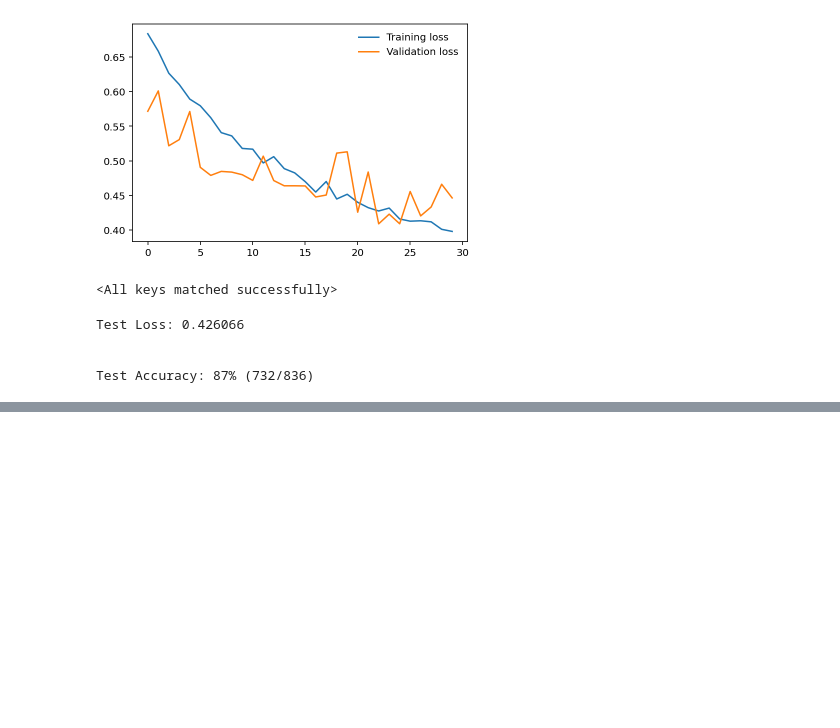
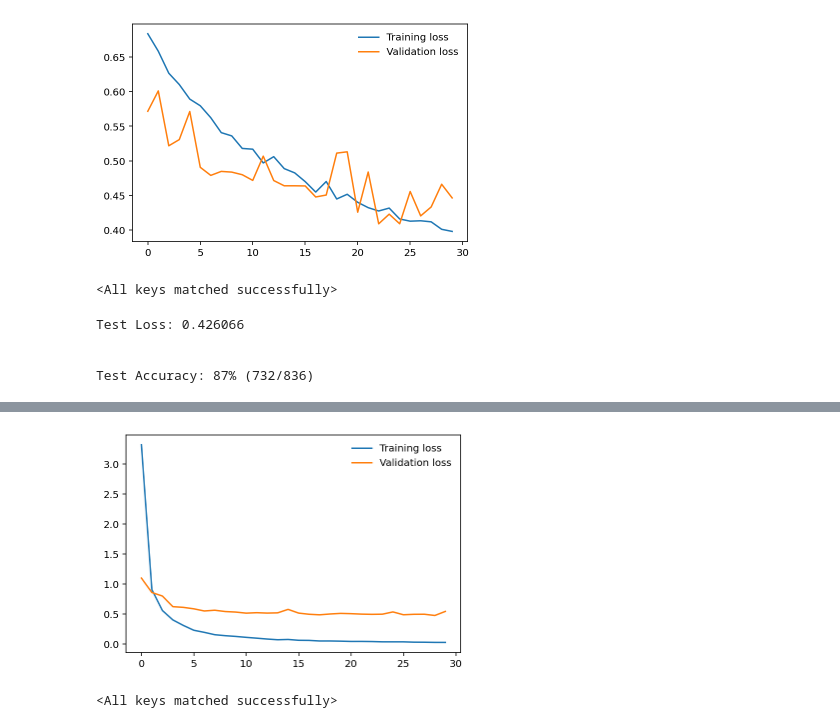
Before and after one commit to lumartin/cnn-dog-breed-classifier, a Jupyter notebook: dog_app_transfer.ipynb, the cells around one changed output, grey strips where cells are left out. Cells and saved outputs as stored; diff of their text form; code cells hidden in the pictures; blank space fills up the shorter version.

```diff
--- a/dog_app_transfer.ipynb
+++ b/dog_app_transfer.ipynb
@@ -399,3 +390,75 @@ Test Loss: 0.426066
 
 
 Test Accuracy: 87% (732/836)
+# %%
+import torchvision.models as models
+import torch.nn as nn
+from collections import OrderedDict
+
+model_transfer = models.vgg16(pretrained=True)
+
+for param in model_transfer.parameters():
+    param.requires_grad = False
+
+
+classifier = nn.Sequential(OrderedDict([
+                          ('fc1', nn.Linear(2048, 1024)),
+                          ('relu', nn.ReLU()),
+                          ('dropout1', nn.Dropout(p=0.2)),
+                          ('fc2', nn.Linear(1024, 512)),
+                          ('relu', nn.ReLU()),
+                          ('dropout2', nn.Dropout(p=0.2)),
+                          ('fc3', nn.Linear(512, 133)),
+                          ('output', nn.LogSoftmax(dim=1))
+                          ]))
+
+classifier = nn.Sequential(OrderedDict([
+                          ('fc1', nn.Linear(1024, 133)),
+                          ('output', nn.LogSoftmax(dim=1))
+                          ]))
+
+
+classifier = nn.Sequential(OrderedDict([
+                          ('fc1', nn.Linear(25088, 500)),
+                          ('relu', nn.ReLU()),
+                          ('dropout1', nn.Dropout(p=0.2)),
+                          ('fc2', nn.Linear(500, 133)),
+                          ('output', nn.LogSoftmax(dim=1))
+                          ]))
+
+model_transfer.classifier = classifier
+
+if use_cuda:
+    model_transfer = model_transfer.cuda()
+
+criterion_transfer = nn.NLLLoss()
+#optimizer_transfer = optim.Adam(model_transfer.fc.parameters(),lr=0.0015)
+optimizer_transfer = optim.Adagrad(model_transfer.classifier.parameters(),lr=0.0035)
+
+%matplotlib inline
+%config InlineBackend.figure_format = 'retina'
+import matplotlib.pyplot as plt
+import datetime
+
+
+# train the model
+model_transfer, train_losses, valid_losses, time_spent = train(30, loaders_transfer,
+            model_transfer, optimizer_transfer, criterion_transfer, use_cuda, 'model_transfer_vgg16.pt')
+
+print("time spent: ", str(datetime.timedelta(seconds=time_spent)))
+
+min_train_loss = float(min(train_losses))
+min_valid_loss = float(min(valid_losses))
+
+print("Minimum trainig loss: ", min_train_loss)
+print("Minimum validation loss: ", min_valid_loss)
+
+plt.plot(train_losses, label='Training loss')
+plt.plot(valid_losses, label='Validation loss')
+
+plt.legend(frameon=False)
+plt.show()
+
+# load the model that got the best validation accuracy (uncomment the line below)
+model_transfer.load_state_dict(torch.load('model_transfer_vgg16.pt'))
+# %% [output]
@@ -401,0 +482,2 @@ Test Accuracy: 87% (732/836)
+[figure, added]
+<All keys matched successfully>
```
Also changed, not shown: parts of 8 cells of this notebook, 2 other files.
